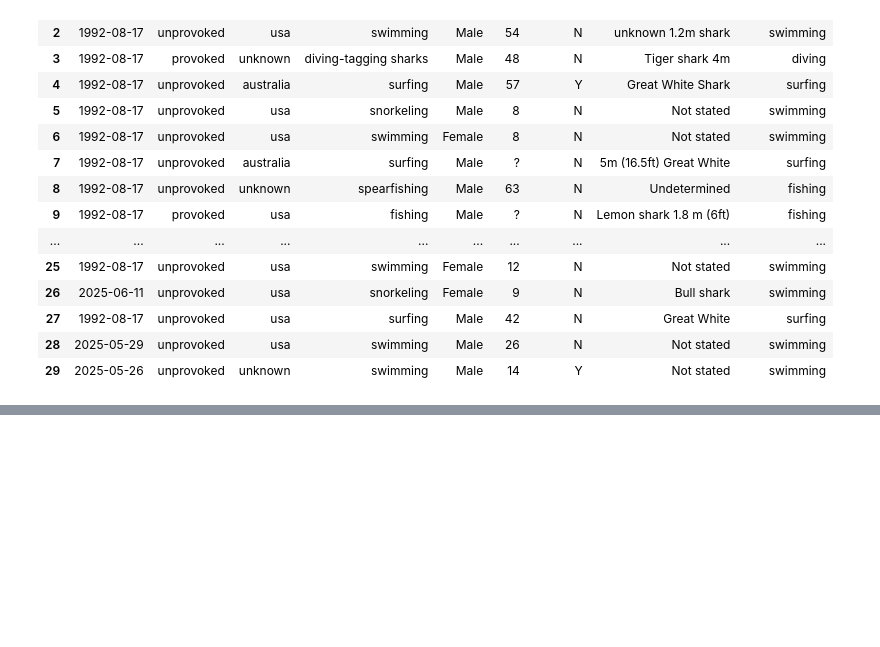
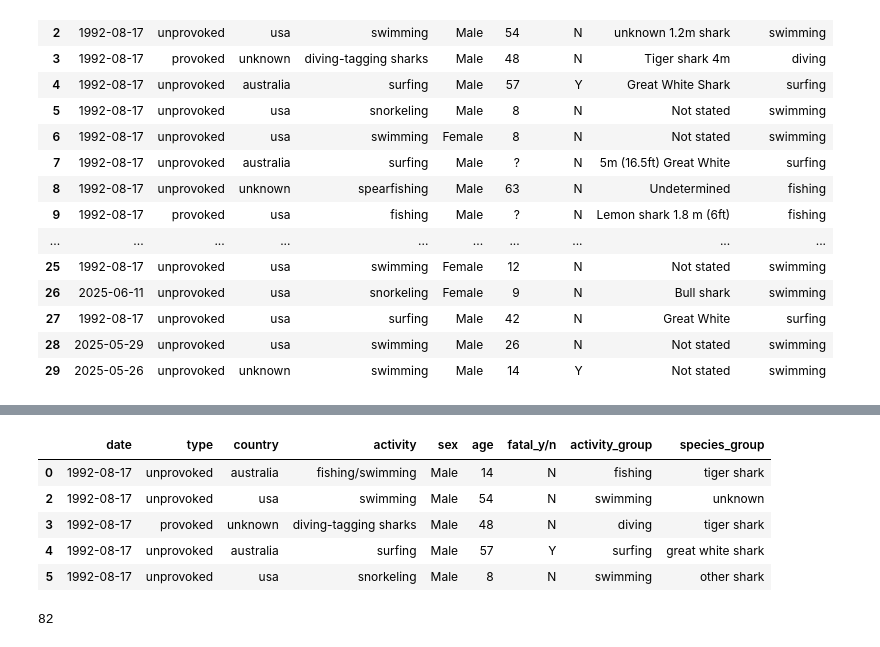
Before and after one commit to ignaciosabatell/Project-Shark-Attacks, a Jupyter notebook: Sharks_Attacks.ipynb, the cells around one changed output, grey strips where cells are left out. Cells and saved outputs as stored; diff of their text form; code cells hidden in the pictures; blank space fills up the shorter version.

Commit message:
Update Sharks_Attacks.ipynb
Age y species limpias

```diff
--- a/Sharks_Attacks.ipynb
+++ b/Sharks_Attacks.ipynb
@@ -275,23 +275,22 @@ Hasta aquí sex.
 # %%
 df['activity'] = df['activity'].str.lower().str.strip()
 # %%
-# Crea la columna de grupo, inicialmente vacía (NaN)
+
 df['activity_group'] = pd.NA
 
-# 1. Agrupación por palabras clave (usa regex=True por defecto con .str.contains)
+
 df.loc[df['activity'].str.contains('surf|paddle|board|wake', na=False), 'activity_group'] = 'surfing'
 df.loc[df['activity'].str.contains('swim|bathing|snorkeling', na=False), 'activity_group'] = 'swimming'
 df.loc[df['activity'].str.contains('fish|hook|net|trawling|spear', na=False), 'activity_group'] = 'fishing'
 df.loc[df['activity'].str.contains('wade|standing|splashing', na=False), 'activity_group'] = 'wading'
 df.loc[df['activity'].str.contains('diving|dive', na=False), 'activity_group'] = 'diving'
-df.loc[df['activity'].str.contains('boat|kayak|canoe|vessel|pirogue|capsized', na=False), 'activity_group'] = 'boating/vessel'
-df.loc[df['activity'].str.contains('floating|treading|drowning', na=False), 'activity_group'] = 'floating/treading'
-df.loc[df['activity'].str.contains('walking|playing|clamming|dangling', na=False), 'activity_group'] = 'shore/shallow water'
-df.loc[df['activity'].str.contains('disaster|shipwreck|fell|jumped|run down|sailing|rowing', na=False), 'activity_group'] = 'disaster/accident'
-df.loc[df['activity'].str.contains('feeding', na=False), 'activity_group'] = 'feeding/provoked'
+df.loc[df['activity'].str.contains('boat|kayak|canoe|vessel|pirogue|capsized', na=False), 'activity_group'] = 'boating'
+df.loc[df['activity'].str.contains('floating|treading|drowning', na=False), 'activity_group'] = 'floating'
+df.loc[df['activity'].str.contains('walking|playing|clamming|dangling', na=False), 'activity_group'] = 'shore'
+df.loc[df['activity'].str.contains('disaster|shipwreck|fell|jumped|run down|sailing|rowing', na=False), 'activity_group'] = 'adventure challenges'
+df.loc[df['activity'].str.contains('feeding', na=False), 'activity_group'] = 'feeding'
 
-# 2. Manejo de Otros/Residuales
-# Asigna 'Other' (Otro) a todas las filas que aún no han sido clasificadas.
+
 df['activity_group'] = df['activity_group'].fillna('Other')
 # %%
 df['activity_group'].value_counts()
@@ -388,0 +518,9 @@ df.head(30)
+# %%
+df.head()
+# %% [output]
+|  | date | type | country | activity | sex | age | fatal_y/n | activity_group | species_group |
+| 0 | 1992-08-17 | unprovoked | australia | fishing/swimming | Male | 14 | N | fishing | tiger shark |
+| 2 | 1992-08-17 | unprovoked | usa | swimming | Male | 54 | N | swimming | unknown |
+| 3 | 1992-08-17 | provoked | unknown | diving-tagging sharks | Male | 48 | N | diving | tiger shark |
+| 4 | 1992-08-17 | unprovoked | australia | surfing | Male | 57 | Y | surfing | great white shark |
+| 5 | 1992-08-17 | unprovoked | usa | snorkeling | Male | 8 | N | swimming | other shark |
@@ -388,0 +534,4 @@ df.head(30)
+# %%
+df["age"].nunique()
+# %% [output]
+82
```
Also changed, not shown: parts of 10 cells of this notebook.
